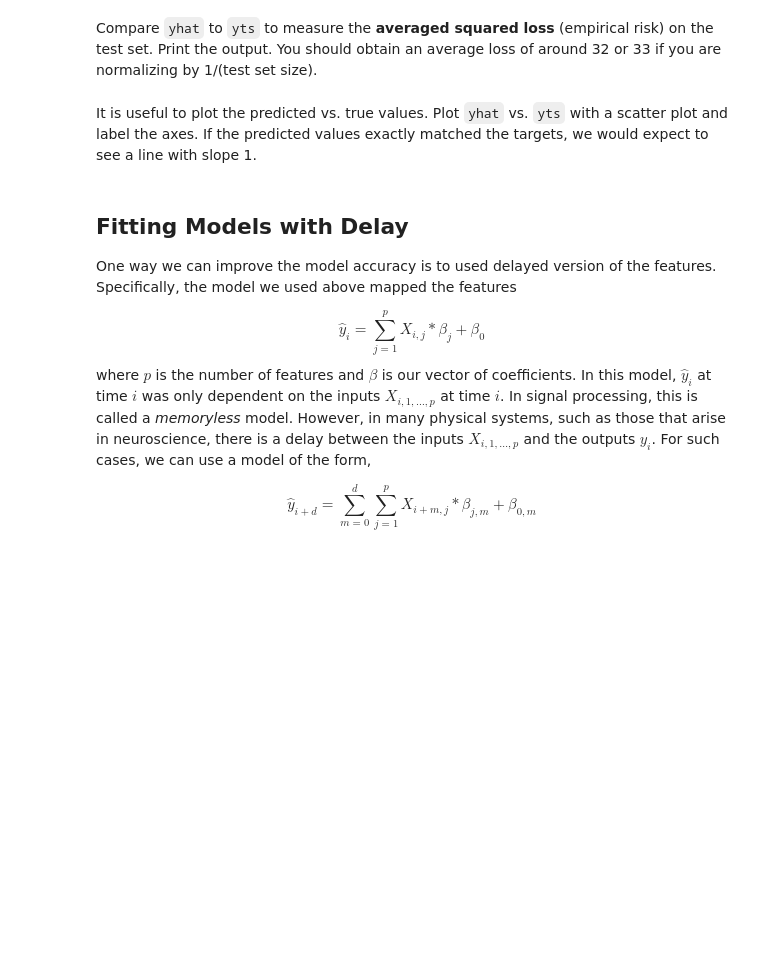
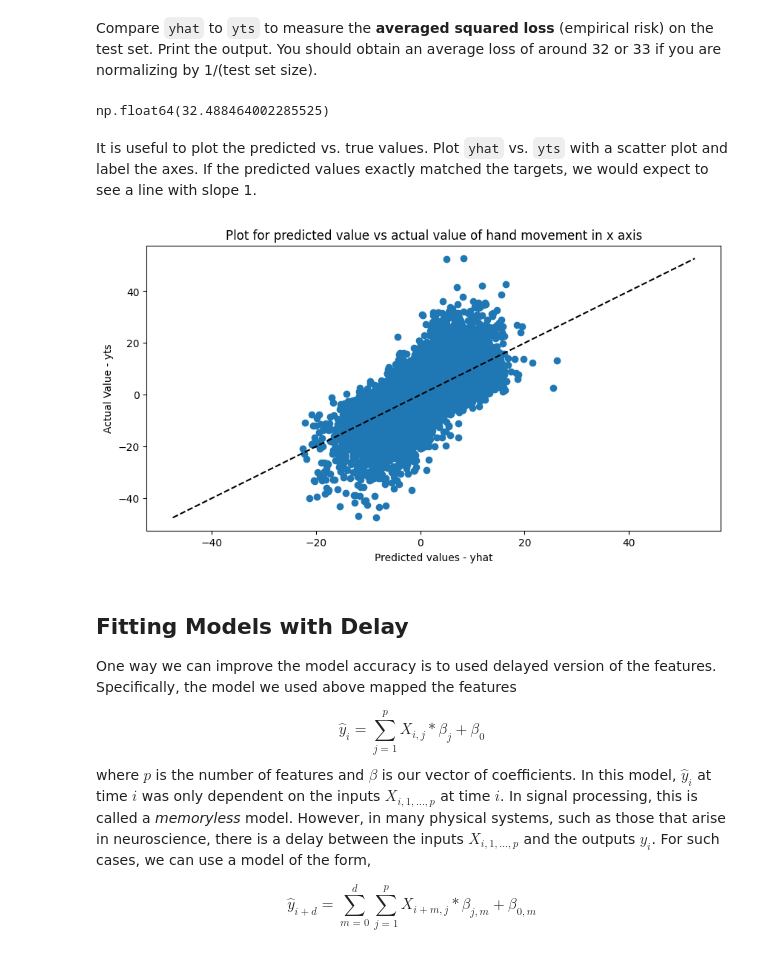
Before and after one commit to shashwatsaket46/study, a Jupyter notebook: lab2_neural.ipynb, the cells around one changed output. Saved outputs shown, nothing was run; the diff lists cells and outputs as text; code cells hidden in the pictures; blank space fills up the shorter version.

```diff
--- a/lab2_neural.ipynb
+++ b/lab2_neural.ipynb
@@ -146,2 +143,7 @@ Compare `yhat` to `yts` to measure the **averaged squared loss** (empirical risk
+# %%
+loss =np.mean((yhat-yts)**2)
+loss
+# %% [output]
+np.float64(32.488464002285525)
 # %% [markdown]
 It is useful to plot the predicted vs. true values. Plot `yhat` vs. `yts` with a scatter plot and label the axes. If the predicted values exactly matched the targets, we would expect to see a line with slope 1.
@@ -150,3 +150,13 @@ It is useful to plot the predicted vs. true values. Plot `yhat` vs. `yts` with a
+# %%
+plt.figure(figsize=(10,5))
+plt.scatter(yhat,yts)
+plt.plot([yts.min(), yts.max()], [yts.min(), yts.max()],'k--')
+plt.xlabel("Predicted values - yhat")
+plt.ylabel("Actual Value - yts")
+plt.title("Plot for predicted value vs actual value of hand movement in x axis")
+plt.show()
+# %% [output]
+[figure, added]
 # %% [markdown]
 ## Fitting Models with Delay
 
```
Also changed, not shown: parts of 2 cells of this notebook.
